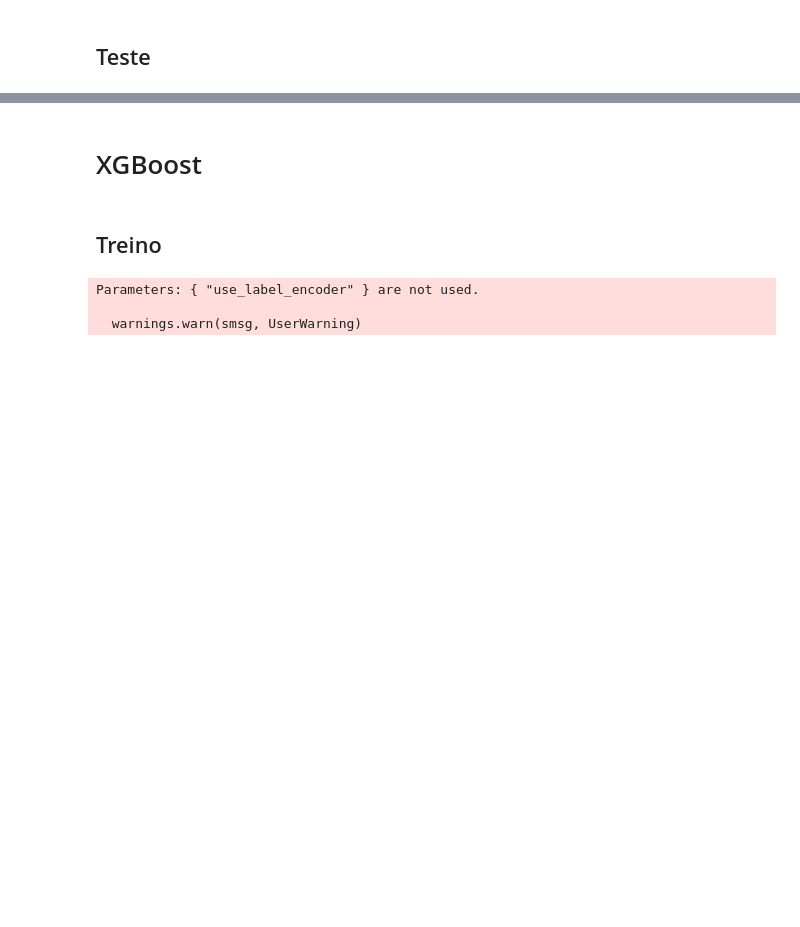
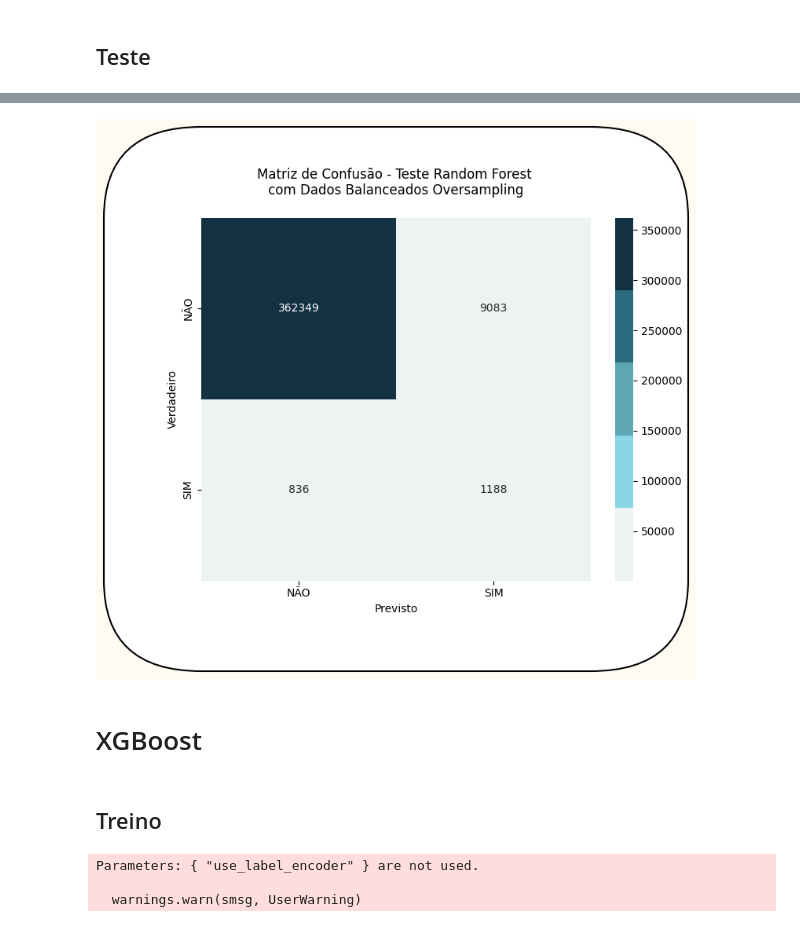
Before and after one commit to Felisouza/tcc_mba_icmc, a Jupyter notebook: models/Modelos1_Oversampling.ipynb, the cells around one changed output, grey strips where cells are left out. Drawn from its saved outputs; the diff is of its cells as text; code cells hidden in the pictures; blank space fills up the shorter version.

```diff
--- a/models/Modelos1_Oversampling.ipynb
+++ b/models/Modelos1_Oversampling.ipynb
@@ -244,14 +275,13 @@ param_grid = {
 # %% [markdown]
 ## Teste
 # %%
+# Fazer previsões no conjunto de teste
+y_test_pred = rf_classifier.predict(X_test)
 
-# # Fazer previsões no conjunto de teste
-# y_test_pred = rf_classifier.predict(X_test)
+# Avaliar o modelo no conjunto de teste
+test_accuracy = accuracy_score(y_test, y_test_pred)
+test_report = classification_report(y_test, y_test_pred, target_names=label_encoder.classes_)
 
-# # Avaliar o modelo no conjunto de teste
-# test_accuracy = accuracy_score(y_test, y_test_pred)
-# test_report = classification_report(y_test, y_test_pred, target_names=label_encoder.classes_)
-
-# print(f'Teste - Accuracy: {test_accuracy}')
-# print('Teste - Classification Report:')
-# print(test_report)
+print(f'Teste - Accuracy: {test_accuracy}')
+print('Teste - Classification Report:')
+print(test_report)
@@ -258,3 +299,7 @@ param_grid = {
+# %%
+matriz_confusao(y_test, y_test_pred, PrincipalPallete, 'Matriz de Confusão - Teste Random Forest \n com Dados Balanceados Oversampling \n')
+# %% [output]
+[figure, added]
 # %% [markdown]
 # XGBoost
 # %% [markdown]
```
Also changed, not shown: parts of 26 cells of this notebook, 13 other files.
